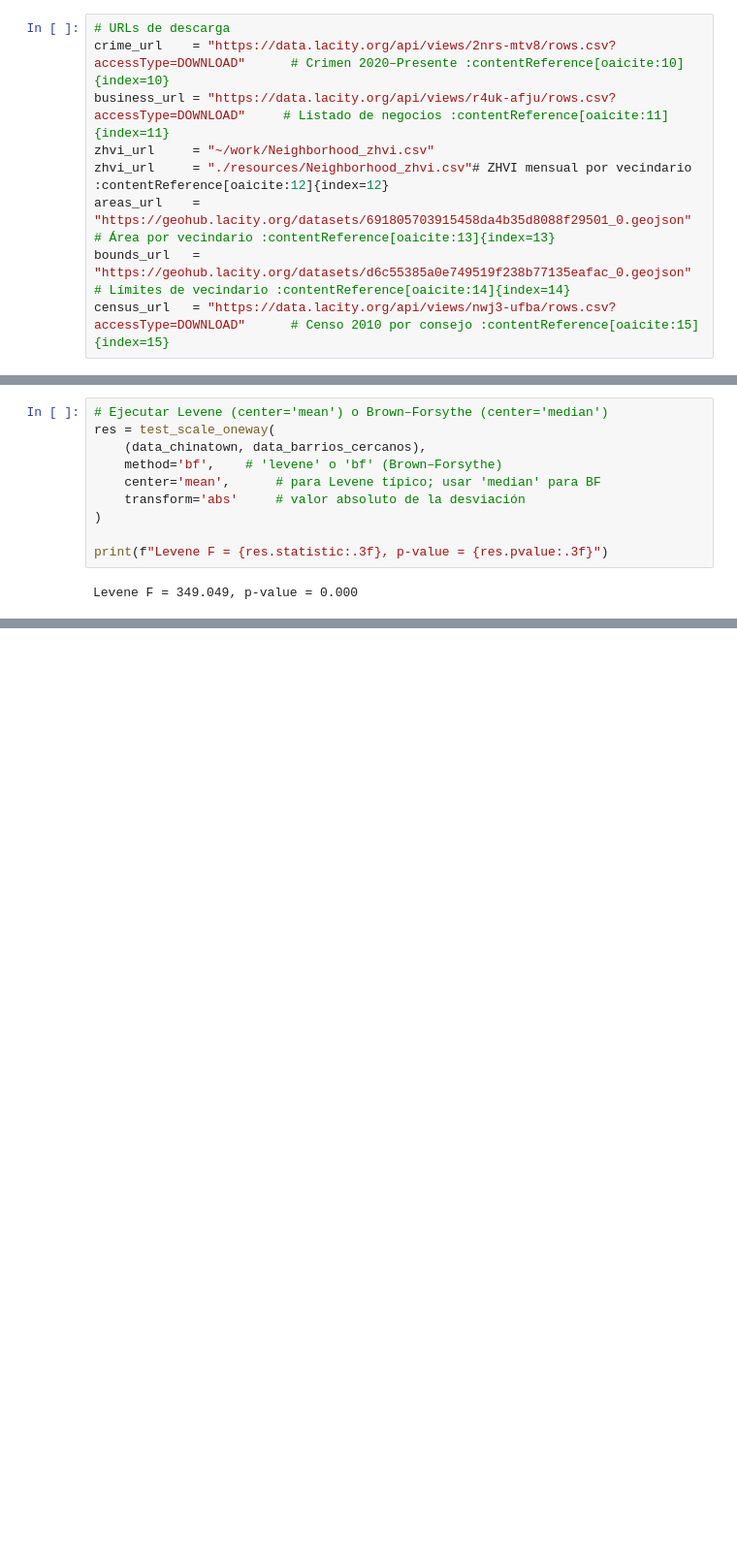
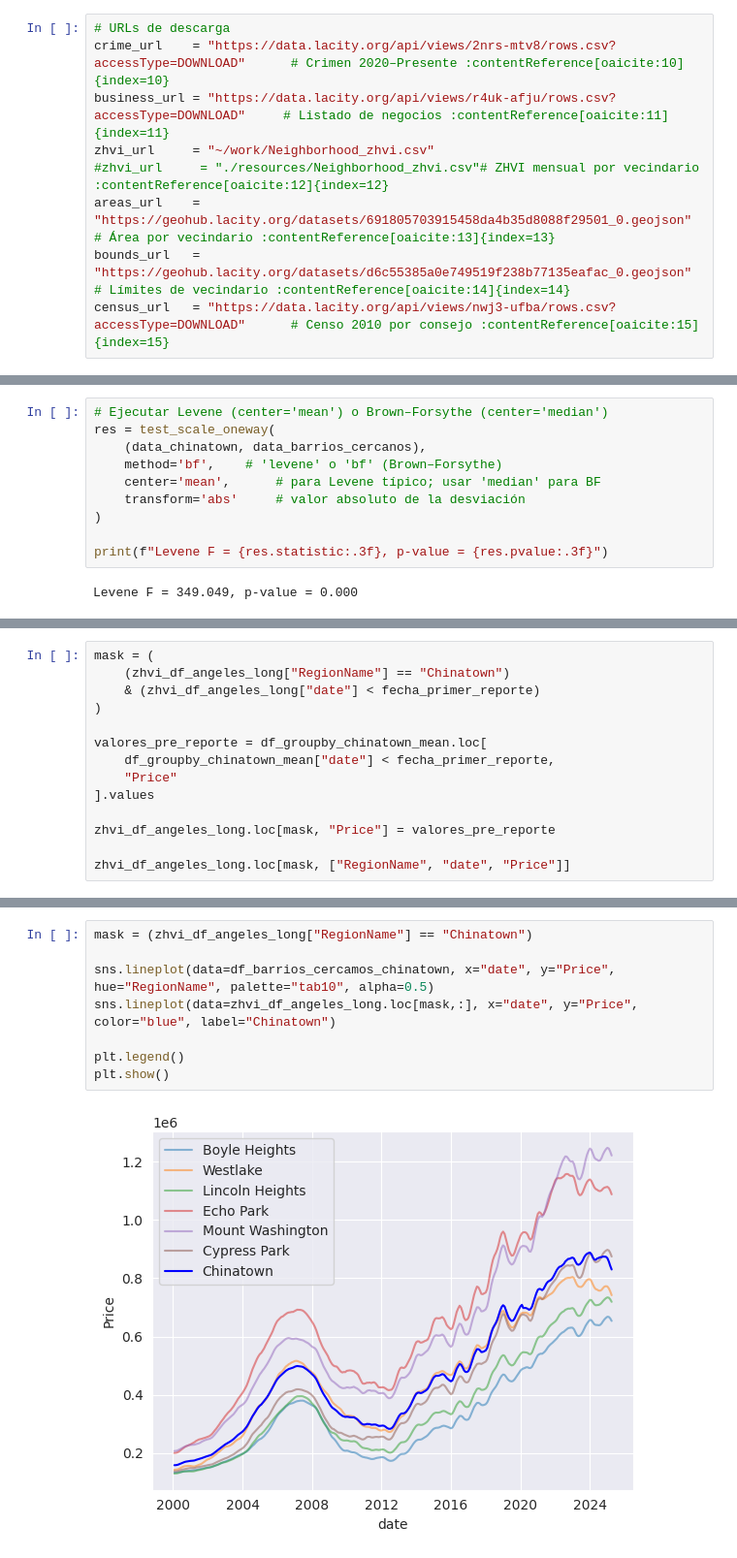
Before and after one commit to JavierFigueroa21/DataScience_KPI_Project, a Jupyter notebook: analisis_datos.ipynb, the cells around one changed output, grey strips where cells are left out. Shown at 97% size. Cells and saved outputs as stored; diff of their text form; blank space fills up the shorter version.

```diff
--- a/analisis_datos.ipynb
+++ b/analisis_datos.ipynb
@@ -43,7 +43,7 @@ pd.options.display.float_format = "{:,.2f}".format
 crime_url    = "https://data.lacity.org/api/views/2nrs-mtv8/rows.csv?accessType=DOWNLOAD"      # Crimen 2020–Presente :contentReference[oaicite:10]{index=10}
 business_url = "https://data.lacity.org/api/views/r4uk-afju/rows.csv?accessType=DOWNLOAD"     # Listado de negocios :contentReference[oaicite:11]{index=11}
 zhvi_url     = "~/work/Neighborhood_zhvi.csv"
-zhvi_url     = "./resources/Neighborhood_zhvi.csv"# ZHVI mensual por vecindario :contentReference[oaicite:12]{index=12}
+#zhvi_url     = "./resources/Neighborhood_zhvi.csv"# ZHVI mensual por vecindario :contentReference[oaicite:12]{index=12}
 areas_url    = "https://geohub.lacity.org/datasets/691805703915458da4b35d8088f29501_0.geojson" # Área por vecindario :contentReference[oaicite:13]{index=13}
 bounds_url   = "https://geohub.lacity.org/datasets/d6c55385a0e749519f238b77135eafac_0.geojson" # Límites de vecindario :contentReference[oaicite:14]{index=14}
 census_url   = "https://data.lacity.org/api/views/nwj3-ufba/rows.csv?accessType=DOWNLOAD"      # Censo 2010 por consejo :contentReference[oaicite:15]{index=15}
@@ -769,0 +1022,14 @@ model.predict()
+# %%
+mask = (
+    (zhvi_df_angeles_long["RegionName"] == "Chinatown")
+    & (zhvi_df_angeles_long["date"] < fecha_primer_reporte)
+)
+
+valores_pre_reporte = df_groupby_chinatown_mean.loc[
+    df_groupby_chinatown_mean["date"] < fecha_primer_reporte,
+    "Price"
+].values
+
+zhvi_df_angeles_long.loc[mask, "Price"] = valores_pre_reporte
+
+zhvi_df_angeles_long.loc[mask, ["RegionName", "date", "Price"]]
@@ -769,0 +1050,10 @@ model.predict()
+# %%
+mask = (zhvi_df_angeles_long["RegionName"] == "Chinatown")
+
+sns.lineplot(data=df_barrios_cercamos_chinatown, x="date", y="Price", hue="RegionName", palette="tab10", alpha=0.5)
+sns.lineplot(data=zhvi_df_angeles_long.loc[mask,:], x="date", y="Price", color="blue", label="Chinatown")
+
+plt.legend()
+plt.show()
+# %% [output]
+[figure, added]
```
Also changed, not shown: parts of 53 cells of this notebook, 1 other file.
